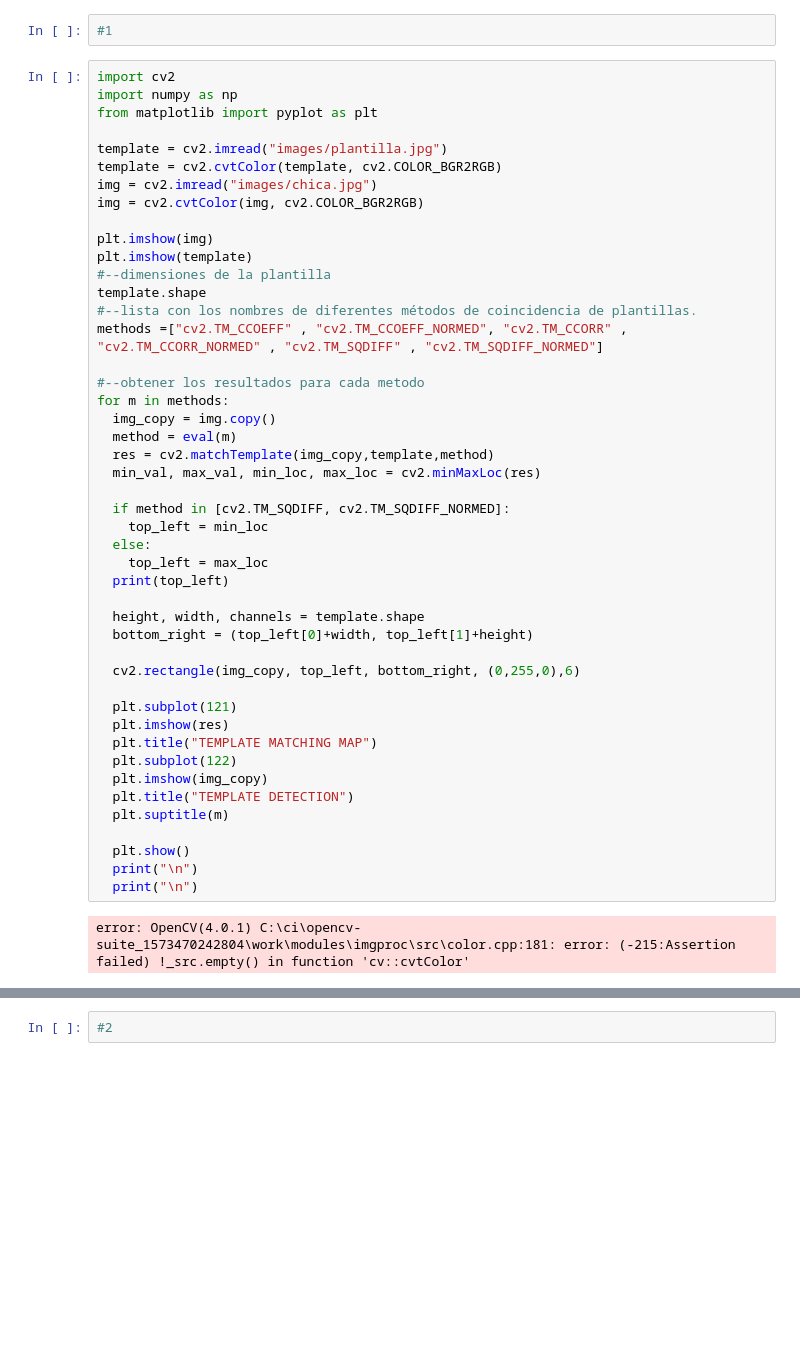
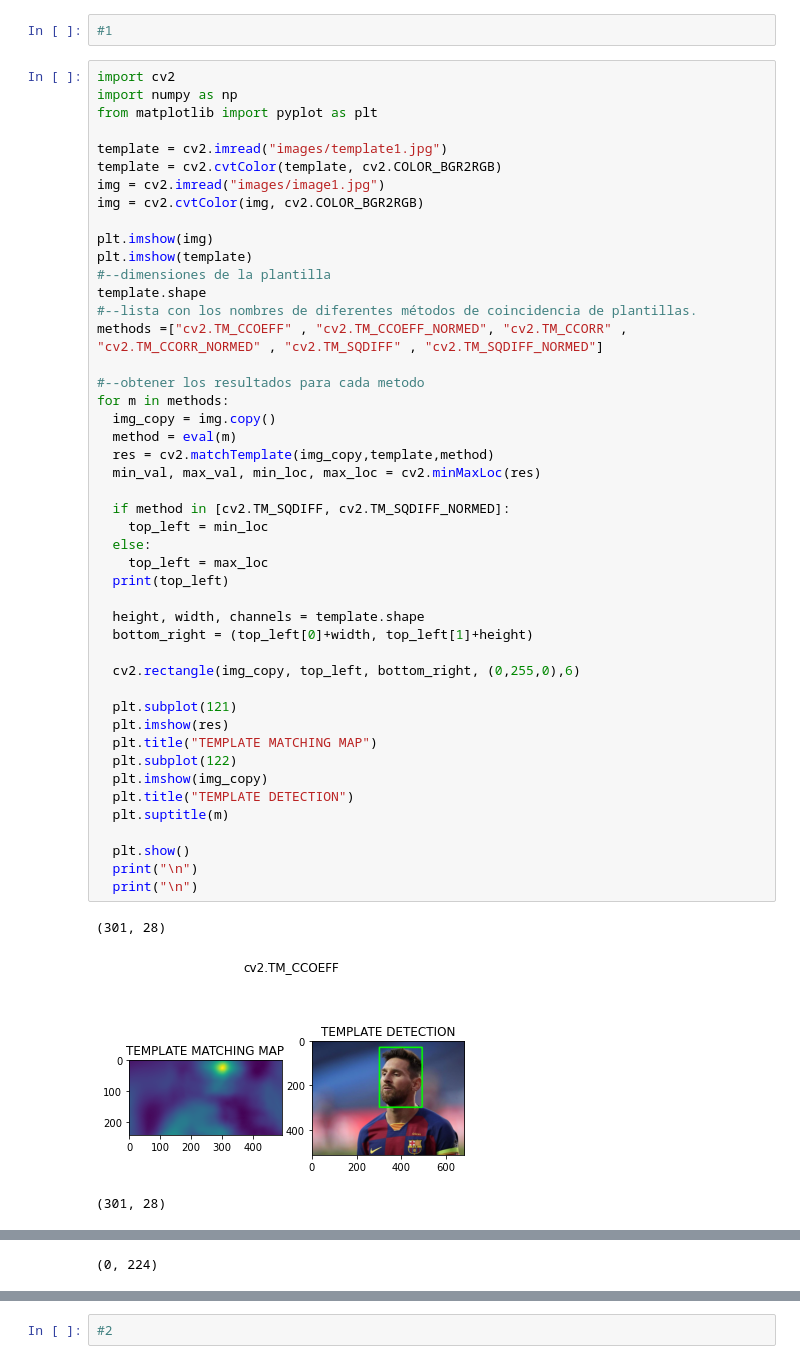
Before and after one commit to edwar261303/VisionComputacional, a Jupyter notebook: Practica 10 b.ipynb, the cells around one changed output, grey strips where cells are left out. Cells and saved outputs as stored; diff of their text form; blank space fills up the shorter version.

```diff
--- a/Practica 10 b.ipynb
+++ b/Practica 10 b.ipynb
@@ -5,9 +5,9 @@ import cv2
 import numpy as np
 from matplotlib import pyplot as plt
 
-template = cv2.imread("images/plantilla.jpg")
+template = cv2.imread("images/template1.jpg")
 template = cv2.cvtColor(template, cv2.COLOR_BGR2RGB)
-img = cv2.imread("images/chica.jpg")
+img = cv2.imread("images/image1.jpg")
 img = cv2.cvtColor(img, cv2.COLOR_BGR2RGB)
 
 plt.imshow(img)
@@ -20,31 +20,33 @@ methods =["cv2.TM_CCOEFF" , "cv2.TM_CCOEFF_NORMED", "cv2.TM_CCORR" , "cv2.TM_CCO
 #--obtener los resultados para cada metodo
 for m in methods:
   img_copy = img.copy()
   method = eval(m)
   res = cv2.matchTemplate(img_copy,template,method)
   min_val, max_val, min_loc, max_loc = cv2.minMaxLoc(res)
 
   if method in [cv2.TM_SQDIFF, cv2.TM_SQDIFF_NORMED]:
     top_left = min_loc
   else:
     top_left = max_loc
   print(top_left)
 
   height, width, channels = template.shape
   bottom_right = (top_left[0]+width, top_left[1]+height)
 
   cv2.rectangle(img_copy, top_left, bottom_right, (0,255,0),6)
 
   plt.subplot(121)
   plt.imshow(res)
   plt.title("TEMPLATE MATCHING MAP")
   plt.subplot(122)
   plt.imshow(img_copy)
   plt.title("TEMPLATE DETECTION")
   plt.suptitle(m)
 
   plt.show()
   print("\n")
   print("\n")
 # %% [output]
-error: OpenCV(4.0.1) C:\ci\opencv-suite_1573470242804\work\modules\imgproc\src\color.cpp:181: error: (-215:Assertion failed) !_src.empty() in function 'cv::cvtColor'
+(301, 28)
+[figure, added]
+(301, 28)
@@ -50,0 +54 @@ error: OpenCV(4.0.1) C:\ci\opencv-suite_1573470242804\work\modules\imgproc\src\c
+(0, 224)
```
Also changed, not shown: parts of 2 cells of this notebook, 3 other files.
